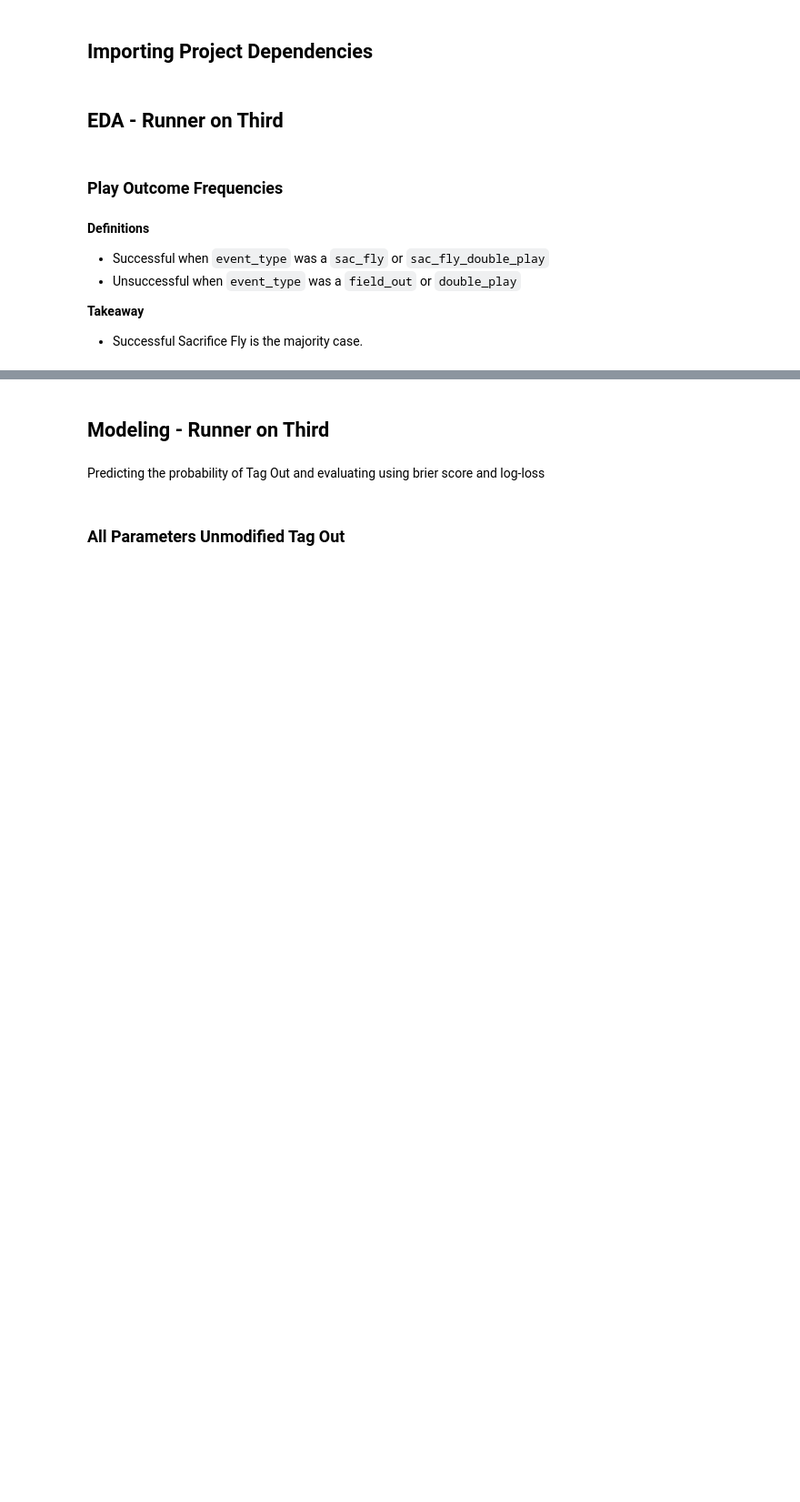
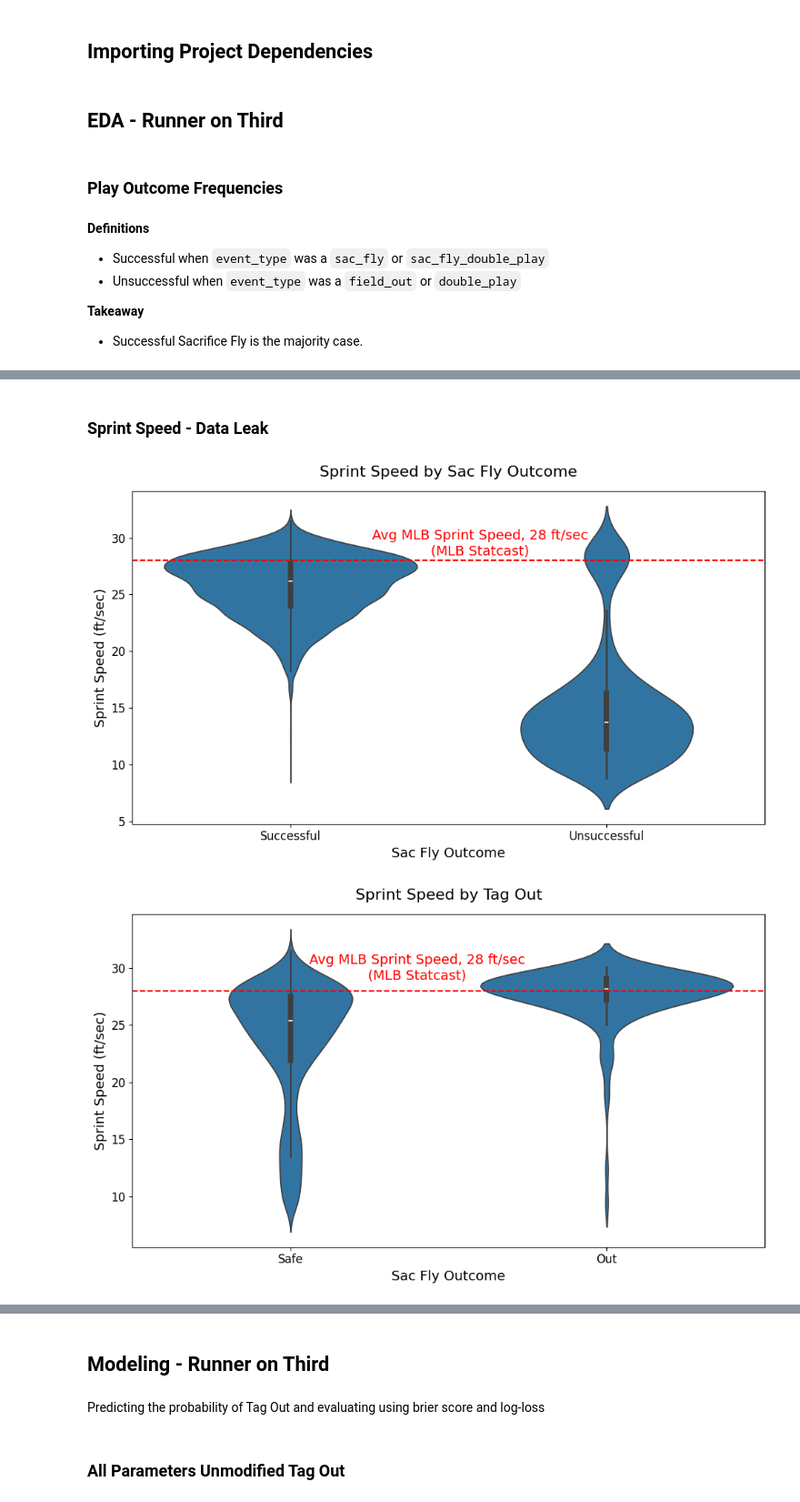
Before and after one commit to Dodgers-Capstone/Sacrifice-Fly-Modeling, a Jupyter notebook: notebooks/1_master.ipynb, the cells around one changed output, grey strips where cells are left out. Shown at 91% size. Saved outputs shown, nothing was run; the diff lists cells and outputs as text; code cells hidden in the pictures; blank space fills up the shorter version.

```diff
--- a/notebooks/1_master.ipynb
+++ b/notebooks/1_master.ipynb
@@ -129 +137,63 @@ plt.show()
 [figure]
+# %% [markdown]
+### Sprint Speed - Data Leak
+# %%
+successful_dict = {
+    "true": "Successful",
+    "false": "Unsuccessful"
+}
+
+sprint_pd = (on_base_lf
+    .select(["sprint_speed_runner", "seconds_since_hit_085_mlb_person_id_R3", "is_successful", "is_out"])
+    .with_columns(
+        pl.when(pl.col("is_out") == True)
+          .then(pl.lit("Out"))
+          .otherwise(pl.lit("Safe"))
+          .alias("is_out"),
+        pl.col("is_successful").cast(pl.String).replace(successful_dict)
+    )
+    .collect()
+    .to_pandas()
+)
+
+# Create the violin plot
+plt.figure(figsize=(10, 6))
+sns.violinplot(x= "is_successful", y='sprint_speed_runner', data=sprint_pd)
+
+# Add a line at 28 ft/sec
+plt.axhline(y=28, color='red', linestyle='--', label='28 ft/sec')
+plt.gca().text(0.6, 28.5, 'Avg MLB Sprint Speed, 28 ft/sec\n(MLB Statcast)', color='red', fontsize=14, ha='center')
+
+# Formatting the plot
+plt.title("Sprint Speed by Sac Fly Outcome", fontsize=16, pad=15)
+plt.xticks(fontsize=12)
+plt.yticks(fontsize=12)
+plt.xlabel("Sac Fly Outcome", fontsize=14)
+plt.ylabel("Sprint Speed (ft/sec)", fontsize=14)
+
+# Show the plot
+plt.tight_layout()
+plt.show()
+
+
+# Create the violin plot
+plt.figure(figsize=(10, 6))
+sns.violinplot(x= "is_out", y='sprint_speed_runner', data=sprint_pd, order=["Safe", "Out"])
+
+# Add a line at 28 ft/sec
+plt.axhline(y=28, color='red', linestyle='--', label='28 ft/sec')
+plt.gca().text(0.4, 29, 'Avg MLB Sprint Speed, 28 ft/sec\n(MLB Statcast)', color='red', fontsize=14, ha='center')
+
+# Formatting the plot
+plt.title("Sprint Speed by Tag Out", fontsize=16, pad=15)
+plt.xticks(fontsize=12)
+plt.yticks(fontsize=12)
+plt.xlabel("Sac Fly Outcome", fontsize=14)
+plt.ylabel("Sprint Speed (ft/sec)", fontsize=14)
+
+# Show the plot
+plt.tight_layout()
+plt.show()
+# %% [output]
+[figure, added]
+[figure, added]
```
Also changed, not shown: parts of 20 cells of this notebook.
